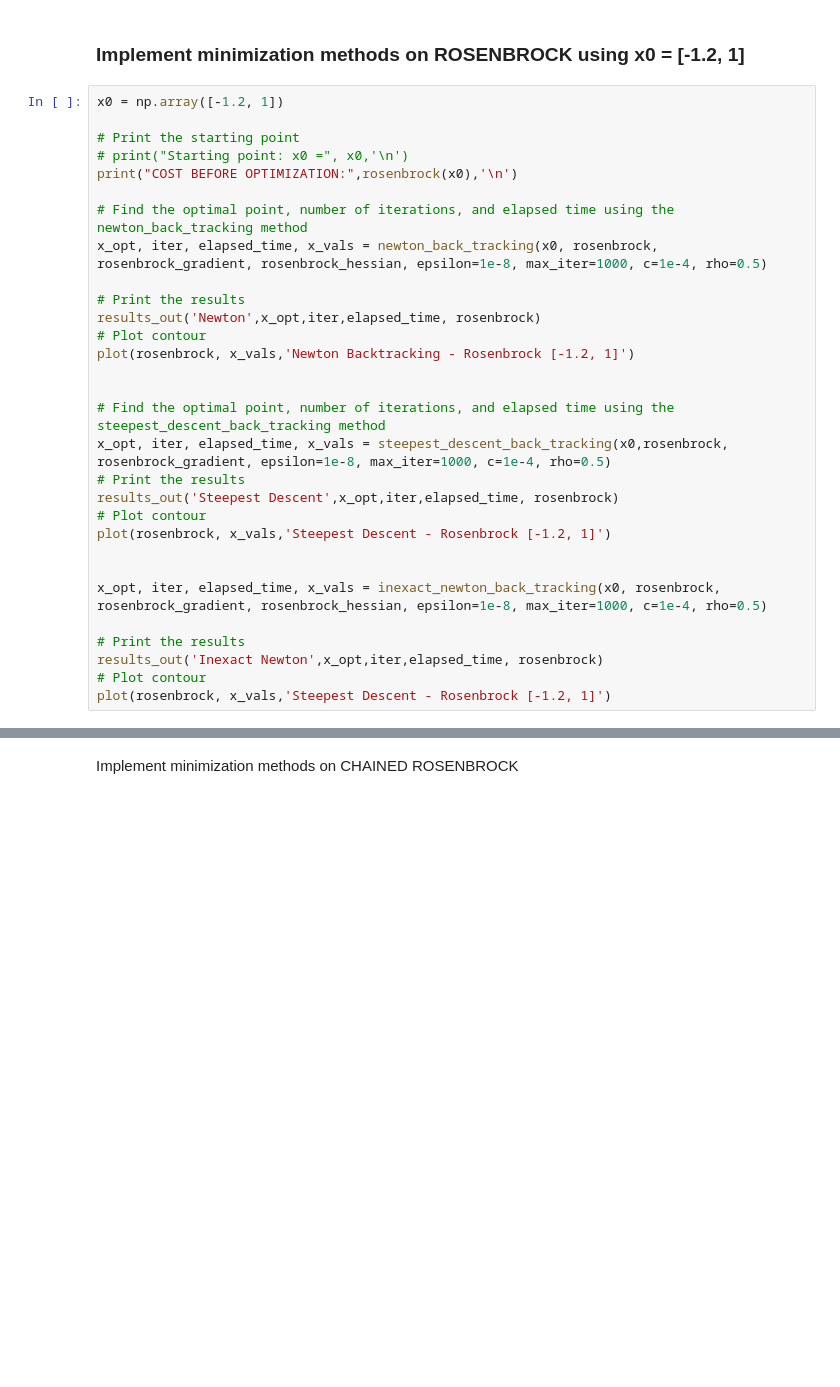
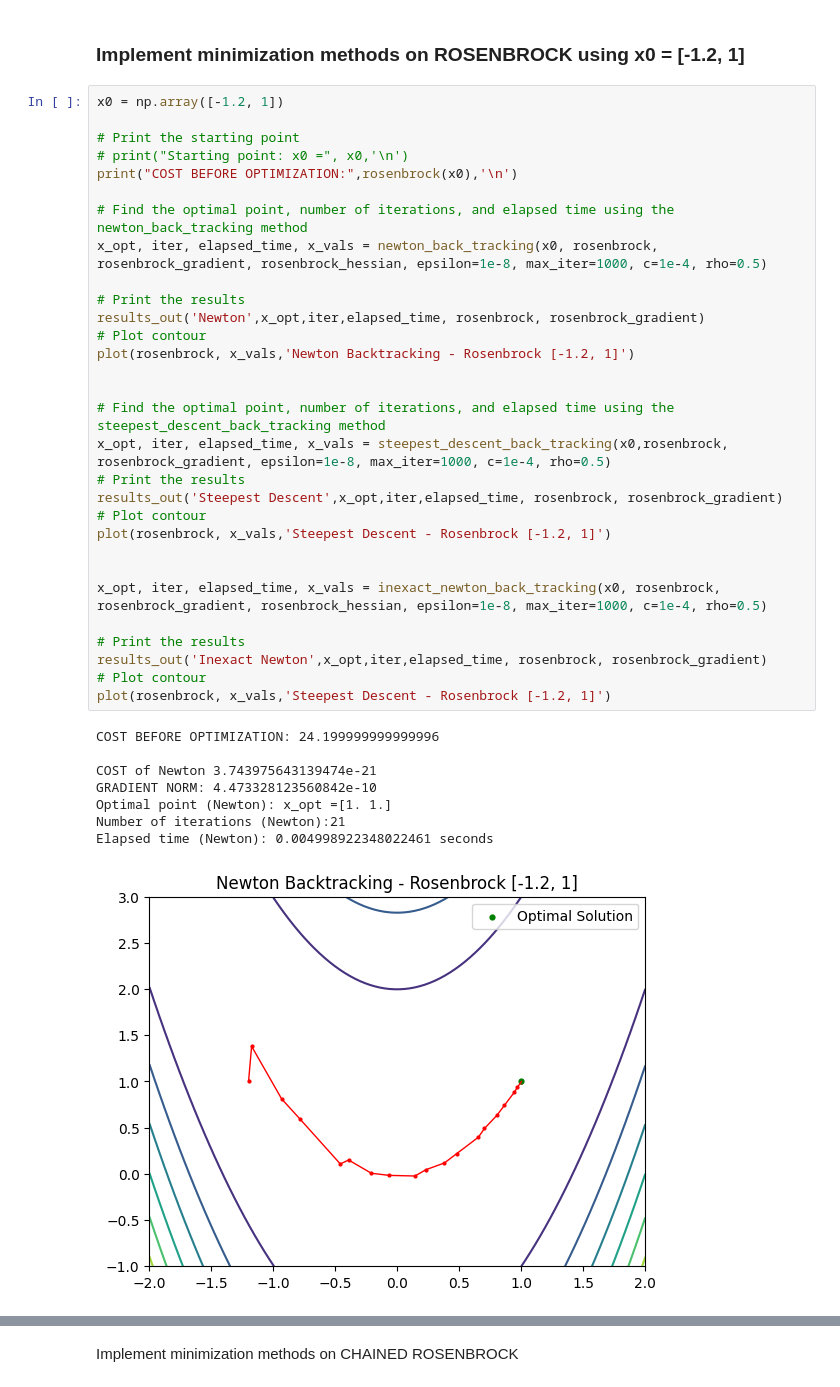
Before and after one commit to codeowlers/unconstrained-optimzation, a Jupyter notebook: main-script copy.ipynb, the cells around one changed output, grey strips where cells are left out. Saved outputs shown, nothing was run; the diff lists cells and outputs as text; blank space fills up the shorter version.

```diff
--- a/main-script copy.ipynb
+++ b/main-script copy.ipynb
@@ -44,30 +65,39 @@ plot(rosenbrock, x_vals,'Inexact Newton - Rosenbrock [1.2, 1.2]')
 # %%
 x0 = np.array([-1.2, 1])
 
 # Print the starting point
 # print("Starting point: x0 =", x0,'\n')
 print("COST BEFORE OPTIMIZATION:",rosenbrock(x0),'\n')
 
 # Find the optimal point, number of iterations, and elapsed time using the newton_back_tracking method
 x_opt, iter, elapsed_time, x_vals = newton_back_tracking(x0, rosenbrock, rosenbrock_gradient, rosenbrock_hessian, epsilon=1e-8, max_iter=1000, c=1e-4, rho=0.5)
 
 # Print the results
-results_out('Newton',x_opt,iter,elapsed_time, rosenbrock)
+results_out('Newton',x_opt,iter,elapsed_time, rosenbrock, rosenbrock_gradient)
 # Plot contour
 plot(rosenbrock, x_vals,'Newton Backtracking - Rosenbrock [-1.2, 1]')
 
 
 # Find the optimal point, number of iterations, and elapsed time using the steepest_descent_back_tracking method
 x_opt, iter, elapsed_time, x_vals = steepest_descent_back_tracking(x0,rosenbrock, rosenbrock_gradient, epsilon=1e-8, max_iter=1000, c=1e-4, rho=0.5)
 # Print the results
-results_out('Steepest Descent',x_opt,iter,elapsed_time, rosenbrock)
+results_out('Steepest Descent',x_opt,iter,elapsed_time, rosenbrock, rosenbrock_gradient)
 # Plot contour
 plot(rosenbrock, x_vals,'Steepest Descent - Rosenbrock [-1.2, 1]')
 
 
 x_opt, iter, elapsed_time, x_vals = inexact_newton_back_tracking(x0, rosenbrock, rosenbrock_gradient, rosenbrock_hessian, epsilon=1e-8, max_iter=1000, c=1e-4, rho=0.5)
 
 # Print the results
-results_out('Inexact Newton',x_opt,iter,elapsed_time, rosenbrock)
+results_out('Inexact Newton',x_opt,iter,elapsed_time, rosenbrock, rosenbrock_gradient)
 # Plot contour
 plot(rosenbrock, x_vals,'Steepest Descent - Rosenbrock [-1.2, 1]')
+# %% [output]
+COST BEFORE OPTIMIZATION: 24.199999999999996
+
+COST of Newton 3.743975643139474e-21
+GRADIENT NORM: 4.473328123560842e-10
+Optimal point (Newton): x_opt =[1. 1.]
+Number of iterations (Newton):21
+Elapsed time (Newton): 0.004998922348022461 seconds
+[figure, added]
```
Also changed, not shown: parts of 5 cells of this notebook, 1 other file.
